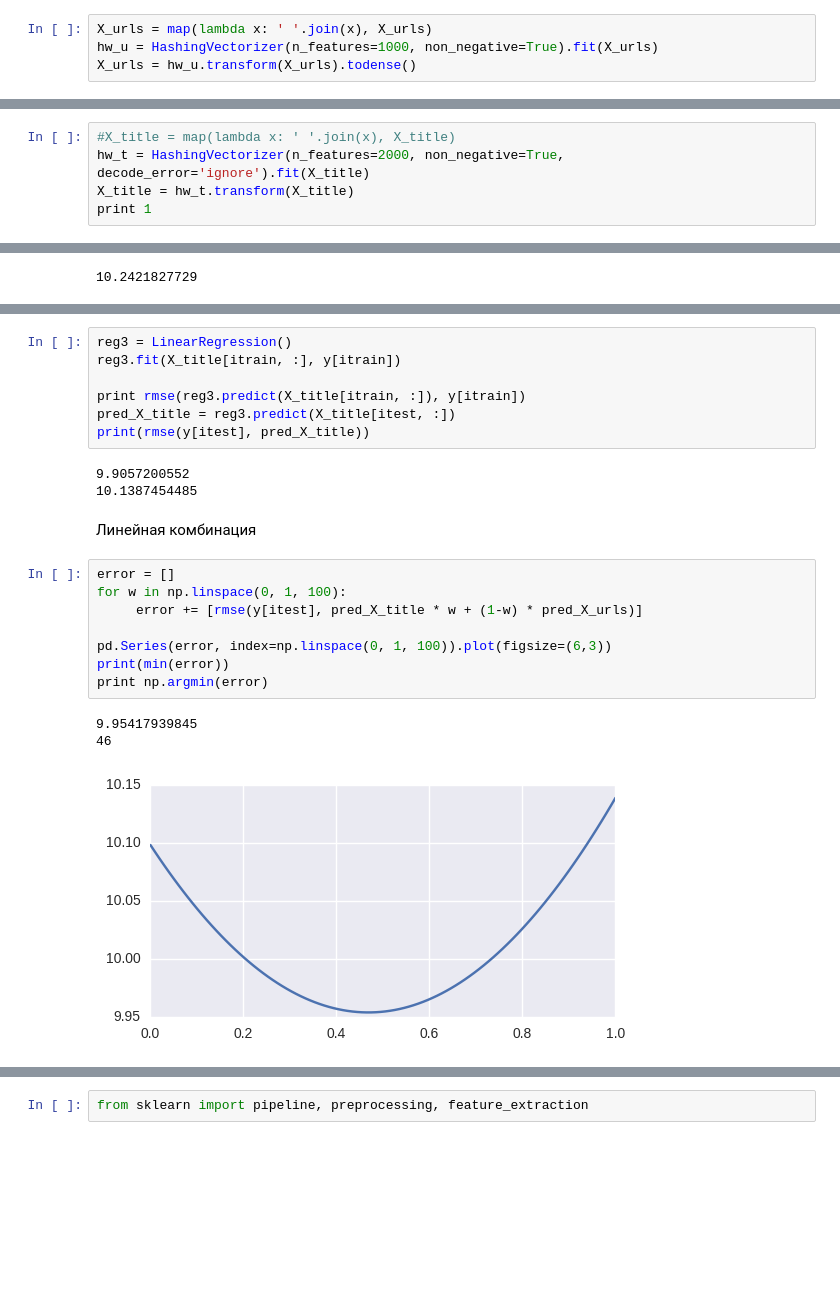
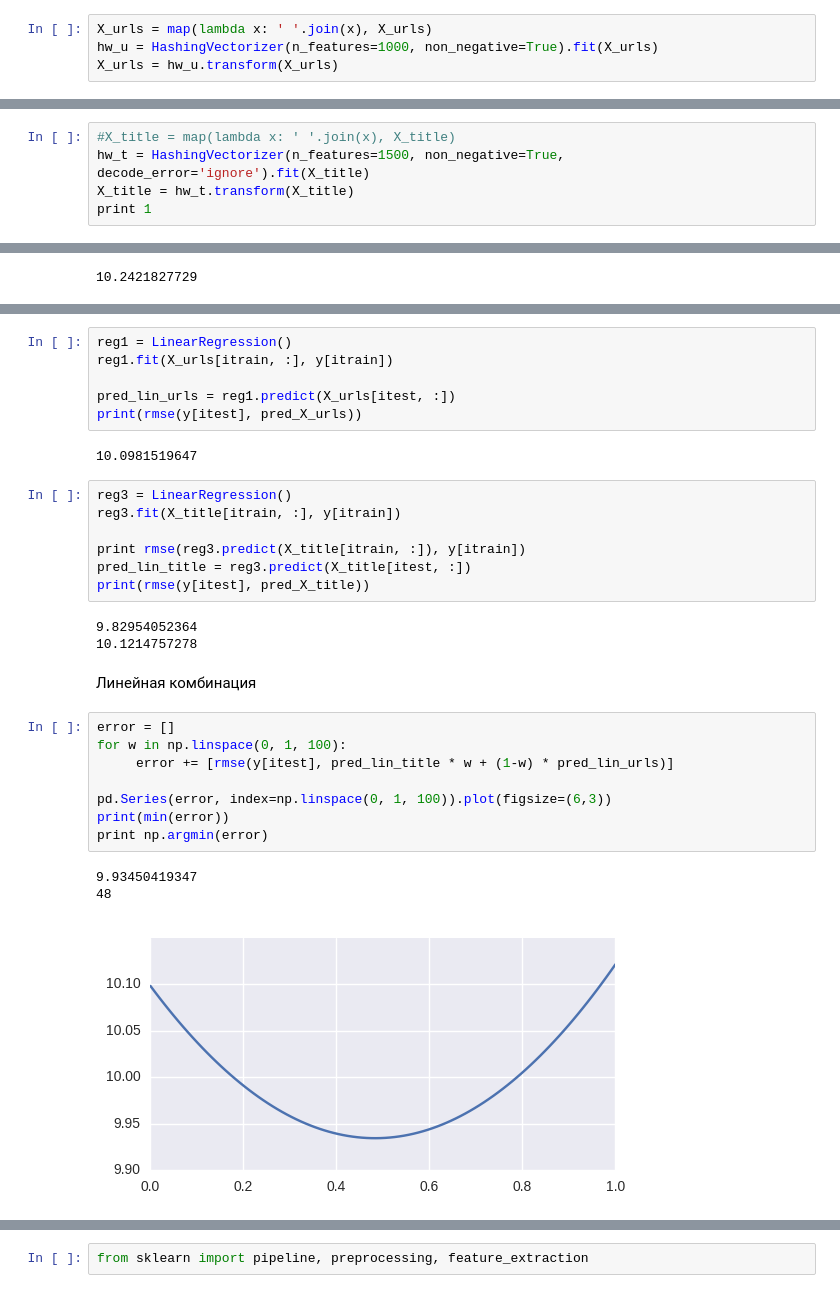
Before and after one commit to Dkotlukov/MIPT_Data_Mining_In_Action_2016, a Jupyter notebook: base/hw03/example.ipynb, the cells around one changed output, grey strips where cells are left out. Cells and saved outputs as stored; diff of their text form; blank space fills up the shorter version.

```diff
--- a/base/hw03/example.ipynb
+++ b/base/hw03/example.ipynb
@@ -191,14 +193,14 @@ title_frequency[0:10000].cumsum().plot(figsize=(12,2))
 # %%
 X_urls = map(lambda x: ' '.join(x), X_urls)
 hw_u = HashingVectorizer(n_features=1000, non_negative=True).fit(X_urls)
-X_urls = hw_u.transform(X_urls).todense()
+X_urls = hw_u.transform(X_urls)
 # %%
 X_urls.shape
 # %% [output]
 (108573, 1000)
 # %%
 #X_title = map(lambda x: ' '.join(x), X_title)
-hw_t = HashingVectorizer(n_features=2000, non_negative=True, decode_error='ignore').fit(X_title)
+hw_t = HashingVectorizer(n_features=1500, non_negative=True, decode_error='ignore').fit(X_title)
 X_title = hw_t.transform(X_title)
 print 1
 # %% [output]
@@ -276,24 +269,32 @@ print(rmse(y[itest], pred_X_title))
+# %%
+reg1 = LinearRegression()
+reg1.fit(X_urls[itrain, :], y[itrain])
+
+pred_lin_urls = reg1.predict(X_urls[itest, :])
+print(rmse(y[itest], pred_X_urls))
+# %% [output]
+10.0981519647
 # %%
 reg3 = LinearRegression()
 reg3.fit(X_title[itrain, :], y[itrain])
 
 print rmse(reg3.predict(X_title[itrain, :]), y[itrain])
-pred_X_title = reg3.predict(X_title[itest, :])
+pred_lin_title = reg3.predict(X_title[itest, :])
 print(rmse(y[itest], pred_X_title))
 # %% [output]
-9.9057200552
-10.1387454485
+9.82954052364
+10.1214757278
 # %% [markdown]
 Линейная комбинация
 # %%
 error = []
 for w in np.linspace(0, 1, 100):
-     error += [rmse(y[itest], pred_X_title * w + (1-w) * pred_X_urls)]
+     error += [rmse(y[itest], pred_lin_title * w + (1-w) * pred_lin_urls)]
 
 pd.Series(error, index=np.linspace(0, 1, 100)).plot(figsize=(6,3))
 print(min(error))
 print np.argmin(error)
 # %% [output]
-9.95417939845
-46
+9.93450419347
+48
-[figure, old version]
+[figure, new version]
```
Also changed, not shown: parts of 58 cells of this notebook, 3 other files.
